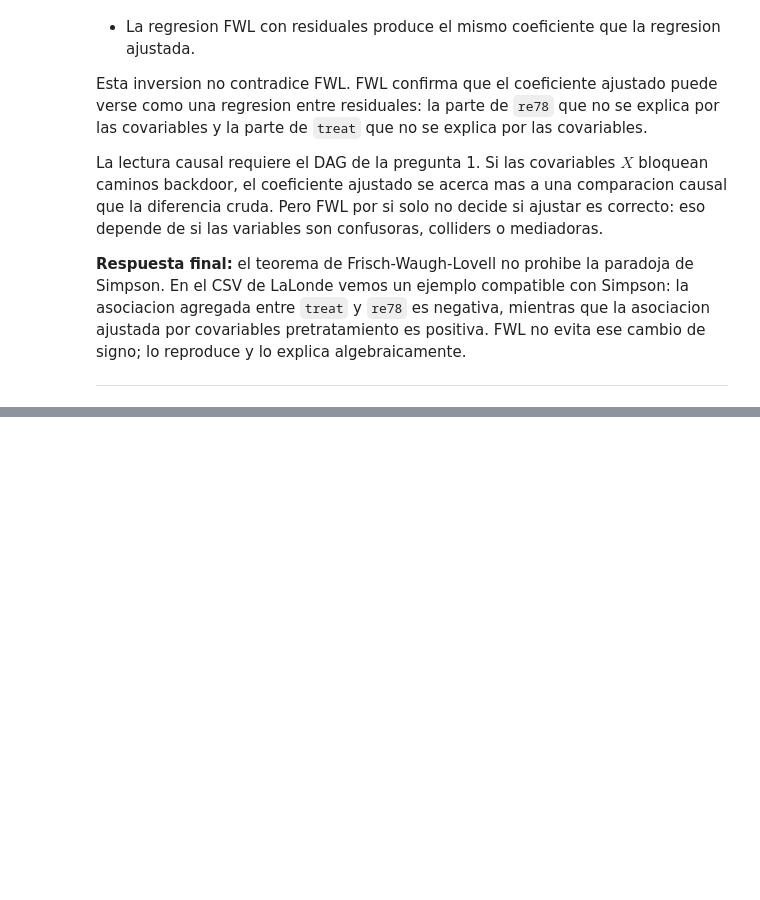
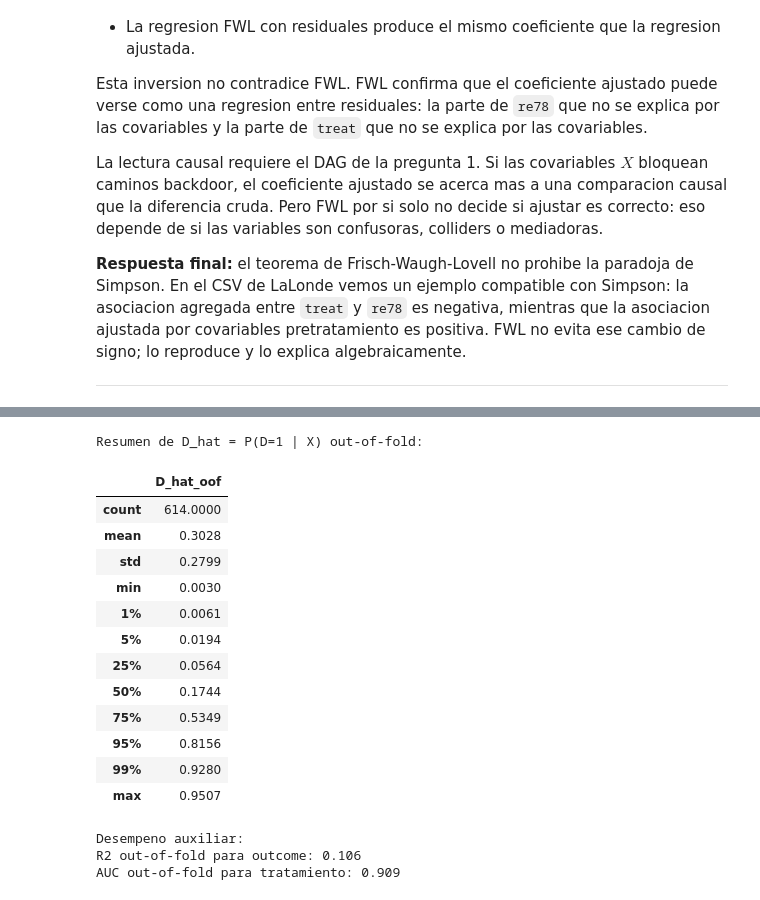
Before and after one commit to CharlyEstudio/data-science-portfolio, a Jupyter notebook: interpretabilidad_causalidad/m06/notebooks/examen_final_lalonde.ipynb, the cells around one changed output, grey strips where cells are left out. Saved outputs shown, nothing was run; the diff lists cells and outputs as text; code cells hidden in the pictures; blank space fills up the shorter version.

```diff
--- a/interpretabilidad_causalidad/m06/notebooks/examen_final_lalonde.ipynb
+++ b/interpretabilidad_causalidad/m06/notebooks/examen_final_lalonde.ipynb
@@ -593,0 +706,35 @@ La lectura causal requiere el DAG de la pregunta 1. Si las covariables $X$ bloqu
+# %%
+dml_diagnostics = pd.DataFrame({
+    "Y": Y_array,
+    "D": D_array,
+    "Y_hat_oof": Y_hat,
+    "D_hat_oof": D_hat,
+    "Y_res": Y_res_dml,
+    "D_res": D_res_dml,
+    "fold": fold_id,
+})
+
+print("Resumen de D_hat = P(D=1 | X) out-of-fold:")
+display(dml_diagnostics["D_hat_oof"].describe(percentiles=[0.01, 0.05, 0.25, 0.5, 0.75, 0.95, 0.99]).to_frame())
+
+print("\nDesempeno auxiliar:")
+print(f"R2 out-of-fold para outcome: {r2_y:.3f}")
+print(f"AUC out-of-fold para tratamiento: {auc_d:.3f}")
+# %% [output]
+Resumen de D_hat = P(D=1 | X) out-of-fold:
+|  | D_hat_oof |
+| count | 614.0000 |
+| mean | 0.3028 |
+| std | 0.2799 |
+| min | 0.0030 |
+| 1% | 0.0061 |
+| 5% | 0.0194 |
+| 25% | 0.0564 |
+| 50% | 0.1744 |
+| 75% | 0.5349 |
+| 95% | 0.8156 |
+| 99% | 0.9280 |
+| max | 0.9507 |
+Desempeno auxiliar:
+R2 out-of-fold para outcome: 0.106
+AUC out-of-fold para tratamiento: 0.909
```
Also changed, not shown: parts of 11 cells of this notebook.
